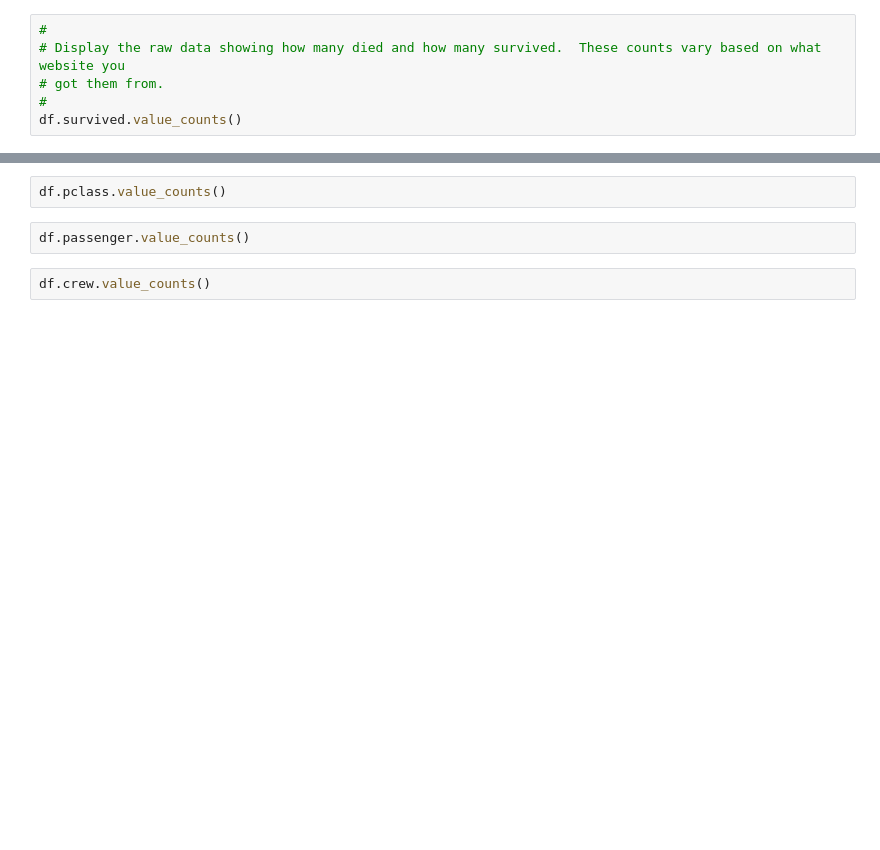
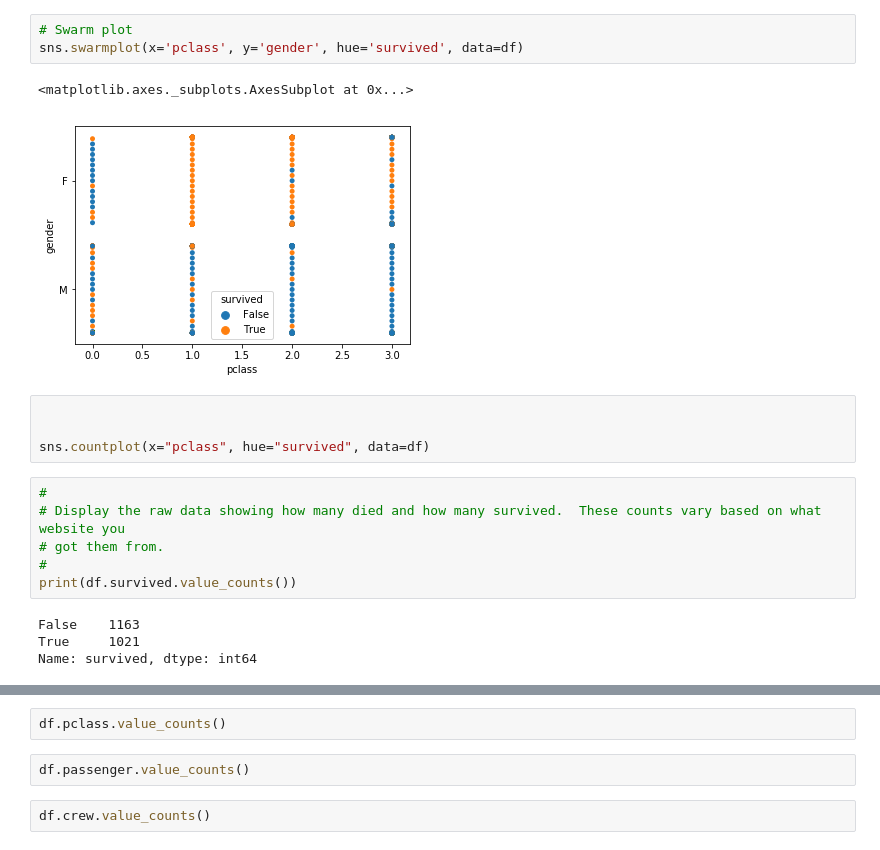
Before and after one commit to jv30344/cl-titanic, a Jupyter notebook: main flow.ipynb, the cells around one changed output, grey strips where cells are left out. Saved outputs shown, nothing was run; the diff lists cells and outputs as text; blank space fills up the shorter version.

```diff
--- a/main flow.ipynb
+++ b/main flow.ipynb
@@ -76,8 +139,22 @@ df["pclass"] = df["pclass"].astype(int)
+# %%
+# Swarm plot
+sns.swarmplot(x='pclass', y='gender', hue='survived', data=df)
+# %% [output]
+<matplotlib.axes._subplots.AxesSubplot at 0x...>
+[figure, added]
+# %%
+
+
+sns.countplot(x="pclass", hue="survived", data=df)
 # %%
 #
 # Display the raw data showing how many died and how many survived.  These counts vary based on what website you
 # got them from.
 #
-df.survived.value_counts()
+print(df.survived.value_counts())
+# %% [output]
+False    1163
+True     1021
+Name: survived, dtype: int64
 # %%
 df.gender.value_counts()
```
Also changed, not shown: parts of 19 cells of this notebook, 9 other files.
